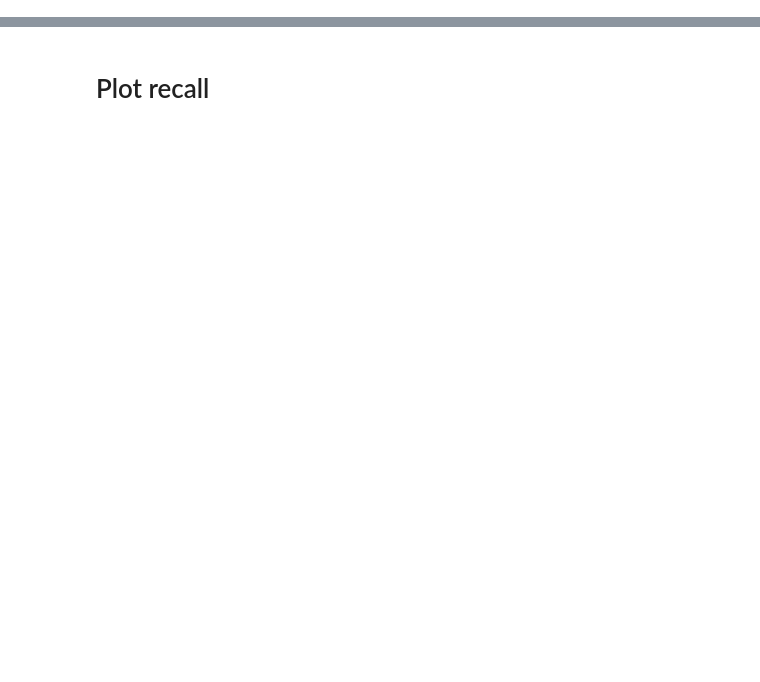
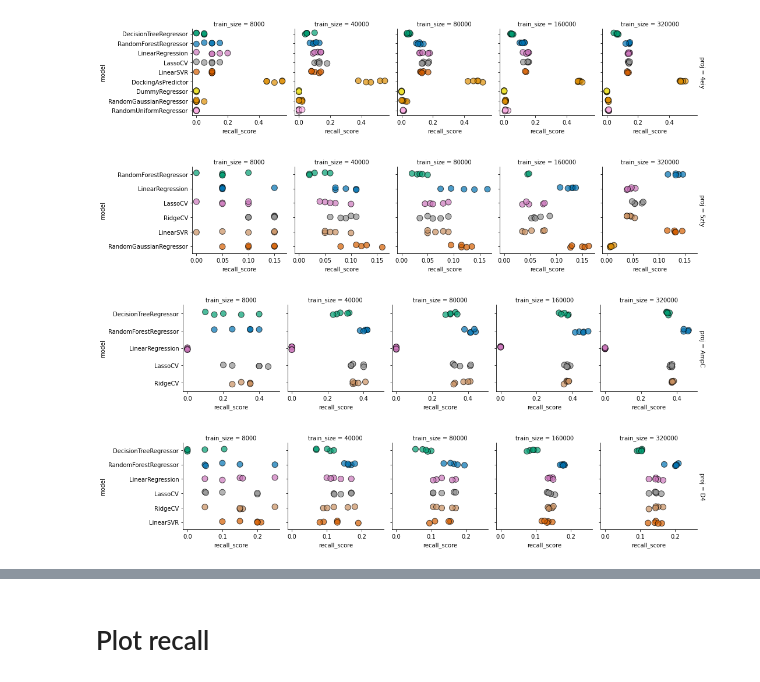
Before and after one commit to marinegor/Linear-accelerated-docking, a Jupyter notebook: notebooks/Figure_2_performance.ipynb, the cells around one changed output, grey strips where cells are left out. Cells and saved outputs as stored; diff of their text form; code cells hidden in the pictures; blank space fills up the shorter version.

```diff
--- a/notebooks/Figure_2_performance.ipynb
+++ b/notebooks/Figure_2_performance.ipynb
@@ -119,0 +197,44 @@ df = (
+# %%
+from itertools import chain
+
+regressors = \
+'''DecisionTreeRegressor
+KNeighboursRegressor
+RandomForestRegressor
+
+LinearRegression
+LassoCV
+RidgeCV
+LinearSVR
+
+DockingAsPredictor
+DummyRegressor
+RandomGaussianRegressor
+RandomUniformRegressor'''.split()
+
+other_regressors = set(regressors) - set(df[~df['model'].isin(regressors)].model)
+# %%
+colors = sns.color_palette('colorblind',n_colors = len(regressors) + len(other_regressors))
+palette = {tag:color for tag, color in zip(chain(regressors, other_regressors), colors)}
+# %%
+kwa = {
+    'x': "recall_score",
+    'y': "model",
+    'edgecolor':'k',
+    'linewidth':1,
+    'palette':palette,
+    's':10,
+    'alpha':0.7,
+#     'order':sort_order
+}
+
+for proj in sorted(df.proj.unique()):
+    subdf = df.query(f'proj == "{proj}"')
+    grid = sns.FacetGrid(subdf, col='train_size', row='proj', margin_titles=True)
+    grid.map_dataframe(sns.stripplot, **kwa,)
+    grid.add_legend()
+# %% [output]
+[figure, added]
+[figure, added]
+[figure, added]
+[figure, added]
```
Also changed, not shown: parts of 11 cells of this notebook, 1 other file.
